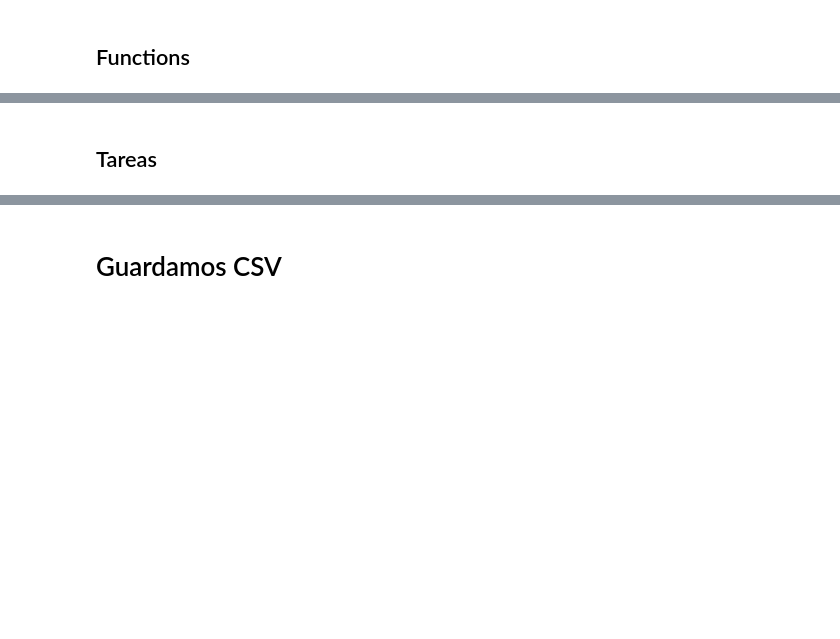
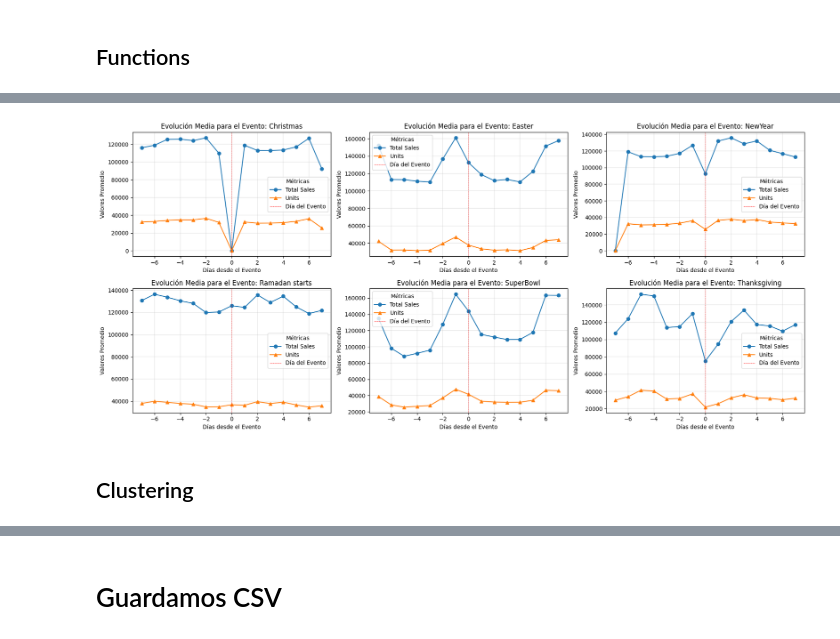
Before and after one commit to antonioMateos/grupo2retail_0424, a Jupyter notebook: 03_Clustering/Clustering_Productos_Eventos.ipynb, the cells around one changed output, grey strips where cells are left out. Cells and saved outputs as stored; diff of their text form; code cells hidden in the pictures; blank space fills up the shorter version.

Commit message:
Update clustering files - limpieza codigo y minor fixes

```diff
--- a/03_Clustering/Clustering_Productos_Eventos.ipynb
+++ b/03_Clustering/Clustering_Productos_Eventos.ipynb
@@ -114 +127,3 @@ display(df_s.head())
+# %%
+master_sales = df_s.copy() # Para analisis global de ventas previo a segmentacion
 # %%
@@ -370,5 +442,70 @@ def analyze_event_impact(event_analysis):
+# %%
+# Filtrar los eventos que no son 'None'
+event_sales = master_sales[master_sales['event'] != 'None']
+
+# Crear un dataframe para almacenar los promedios
+average_data = []
+
+# Calcular la media para cada evento
+for event in event_sales['event'].unique():
+    event_dates = event_sales[event_sales['event'] == event]['date'].unique()
+
+    # Acumular datos de diferentes años para este evento
+    for event_date in event_dates:
+        start_date = event_date - pd.Timedelta(days=7)
+        end_date = event_date + pd.Timedelta(days=7)
+
+        # Filtrar el dataframe para el rango de fechas
+        mask = (master_sales['date'] >= start_date) & (master_sales['date'] <= end_date)
+        temp_df = master_sales[mask].copy()
+
+        # Calcular el día relativo al evento
+        temp_df['days_from_event'] = (temp_df['date'] - event_date).dt.days
+        temp_df['event'] = event
+
+        # Añadir los datos a la lista
+        average_data.append(temp_df)
+
+# Concatenar los datos y calcular la media por día relativo al evento y al evento en sí
+average_data = pd.concat(average_data)
+average_summary = average_data.groupby(['event', 'days_from_event'])[['total_sales', 'units']].mean().reset_index()
+
+# Configurar el tamaño de la cuadrícula de subplots
+events = average_summary['event'].unique()
+num_events = len(events)
+num_cols = 3
+num_rows = math.ceil(num_events / num_cols)
+
+fig, axs = plt.subplots(num_rows, num_cols, figsize=(18, 4 * num_rows))
+axs = axs.flatten()  # Aplanar el arreglo para iterar fácilmente
+
+# Graficar las medias para cada evento en la cuadrícula de subplots
+for i, event in enumerate(events):
+    event_df = average_summary[average_summary['event'] == event]
+
+    ax = axs[i]
+    # Graficar las medias para total_sales, units y sell_price
+    ax.plot(event_df['days_from_event'], event_df['total_sales'], label='Total Sales', marker='o')
+    ax.plot(event_df['days_from_event'], event_df['units'], label='Units', marker='^')
+
+    ax.axvline(x=0, color='red', linestyle='--', label='Día del Evento', linewidth=0.5)
+
+    ax.set_title(f'Evolución Media para el Evento: {event}')
+    ax.set_xlabel('Días desde el Evento')
+    ax.set_ylabel('Valores Promedio')
+    ax.legend(title='Métricas')
+    ax.grid(linewidth=0.3)
+
+# Eliminar los ejes de los subplots vacíos (si los hay)
+for j in range(i + 1, len(axs)):
+    fig.delaxes(axs[j])
+
+plt.tight_layout()
+plt.show()
+# %% [output]
+[figure, added]
 # %% [markdown]
-## Tareas
+## Clustering
 # %%
 # Preparamos df original
 df = prepare_data(df_events) # total_sales = raw_earn
```
Also changed, not shown: parts of 44 cells of this notebook, 5 other files.
